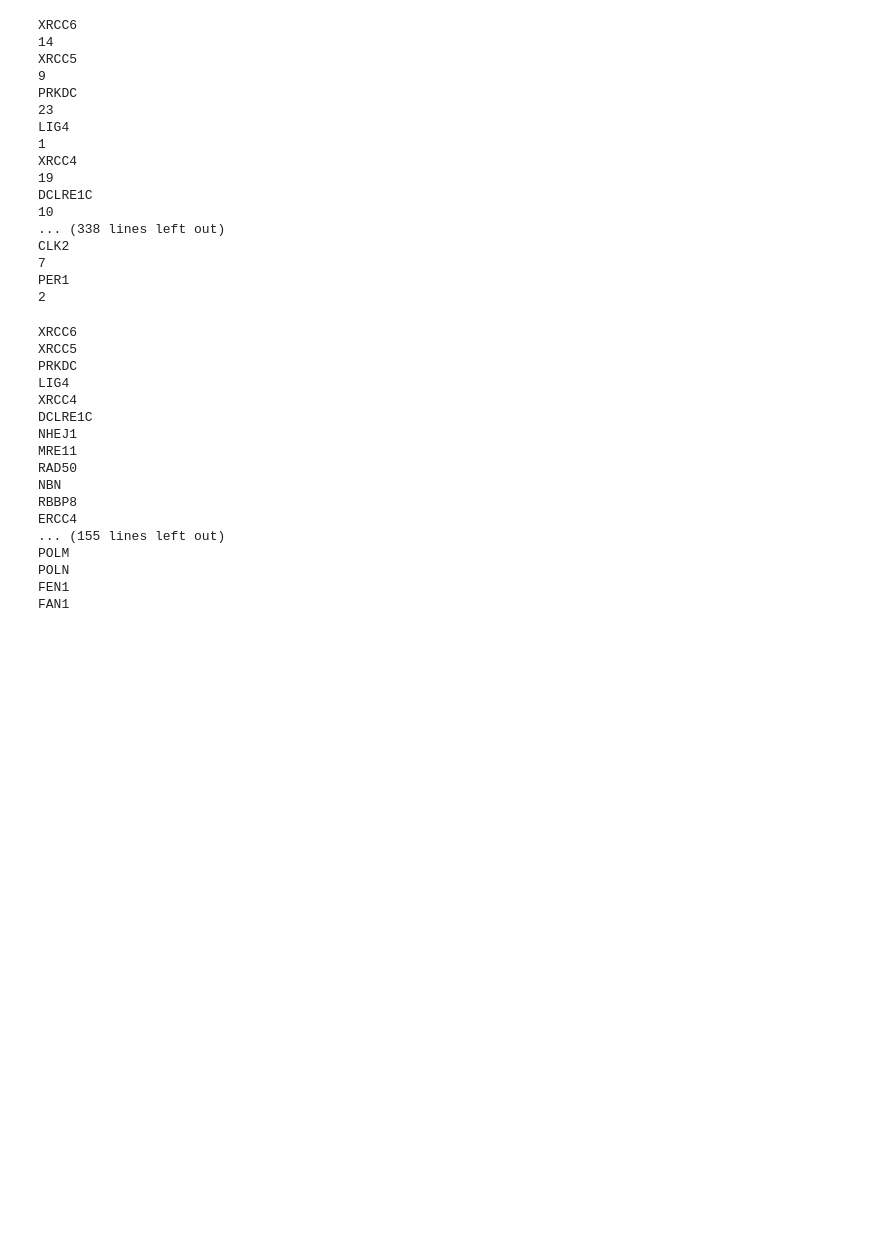
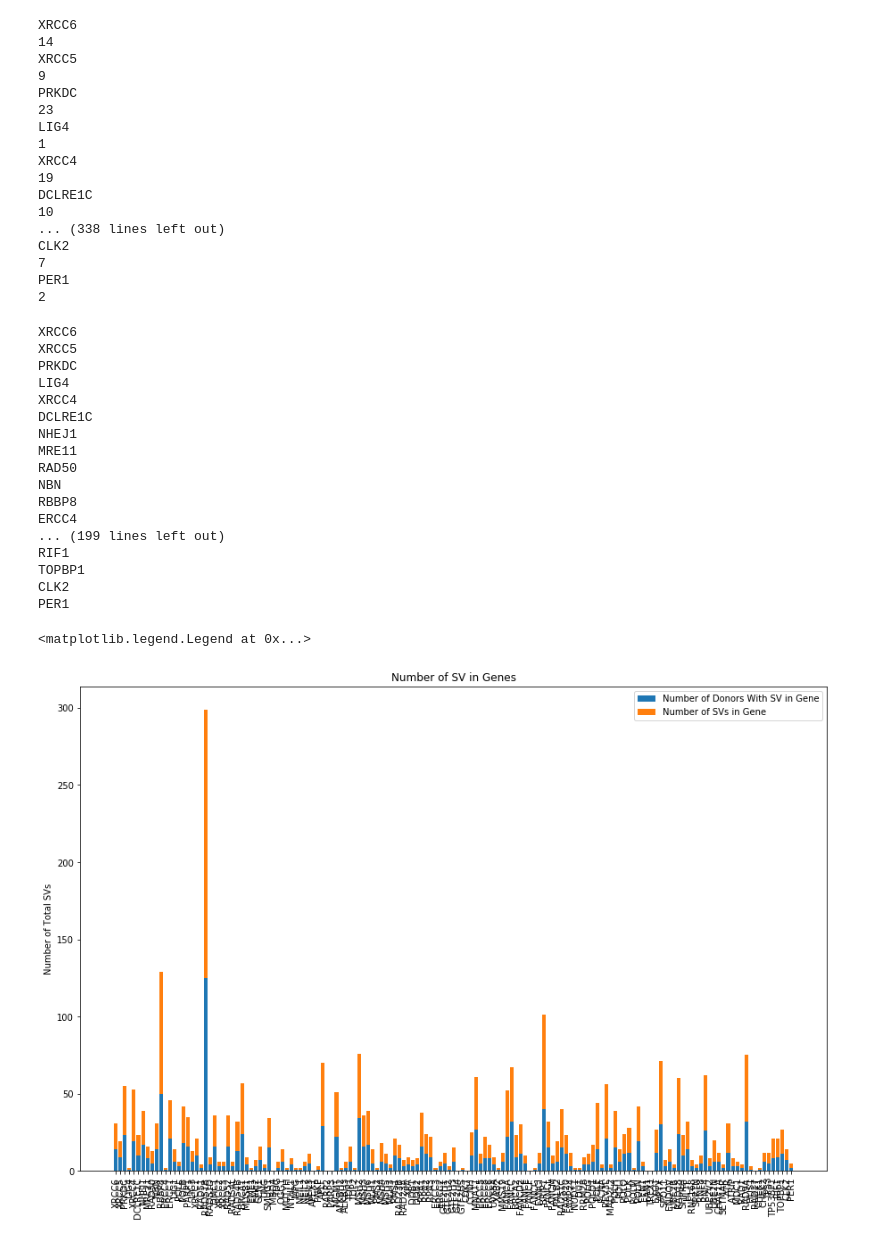
Before and after one commit to hossam-zaki/BSRP2020, a Jupyter notebook: SVPlots/StackedBarPlot.ipynb, the cells around one changed output. Cells and saved outputs as stored; diff of their text form; code cells hidden in the pictures; blank space fills up the shorter version.

```diff
--- a/SVPlots/StackedBarPlot.ipynb
+++ b/SVPlots/StackedBarPlot.ipynb
@@ -59,9 +58,9 @@ CLK2
 PER1
 2
 # %%
-s = set()
 numSVs = []
 counter = 0
+s = set()
 for i in samples:
     for gene in samples[i]:
         print(gene)
@@ -86,23 +85,23 @@ RAD50
 NBN
 RBBP8
 ERCC4
-... (155 lines left out)
-POLM
-POLN
-FEN1
-FAN1
+... (199 lines left out)
+RIF1
+TOPBP1
+CLK2
+PER1
-# %%
-ind = np.arange(len(labels))
-width = 0.35
-print(len(labels))
-print(len(numDonors))
-p1 = plt.bar(ind, numDonors, width)
-p2 = plt.bar(ind, numSVs, width,
-             bottom=numDonors)
-plt.ylabel('Scores')
-plt.title('Scores by group and gender')
-plt.xticks(ind, ('G1', 'G2', 'G3', 'G4', 'G5'))
-plt.yticks(np.arange(0, 81, 10))
-plt.legend((p1[0], p2[0]), ('Men', 'Women'))
-
-plt.show()
+# %%
+fig, ax = plt.subplots(figsize=(15, 10))
+ax.set_title('Number of Donors with SVs in Genes and ')
+x = np.arange(len(labels))
+rects = ax.bar(x, numDonors)
+rects1 = ax.bar(x, numSVs, bottom=numDonors)
+ax.set_ylabel('Number of Total SVs')
+ax.set_title('Number of SV in Genes')
+ax.set_xticks(x)
+plt.xticks(rotation=90)
+ax.set_xticklabels(labels)
+plt.legend((p1[0], p2[0]), ('Number of Donors With SV in Gene', 'Number of SVs in Gene'))
+# %% [output]
+<matplotlib.legend.Legend at 0x...>
+[figure, added]
```
Also changed, not shown: parts of 1 cell of this notebook, 11 other files.
